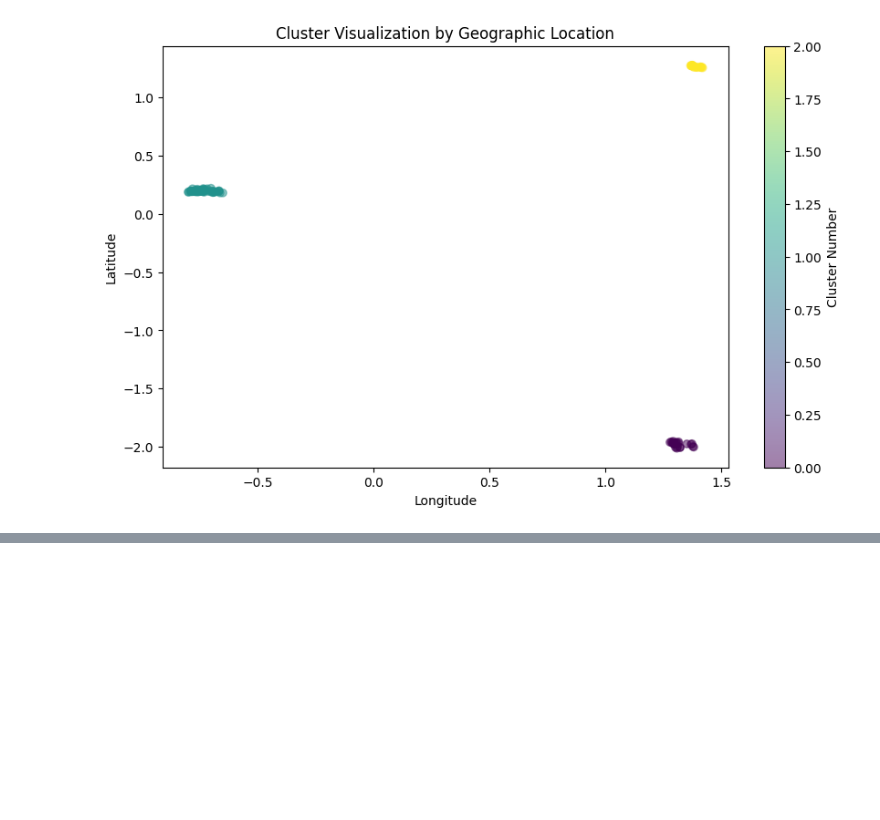
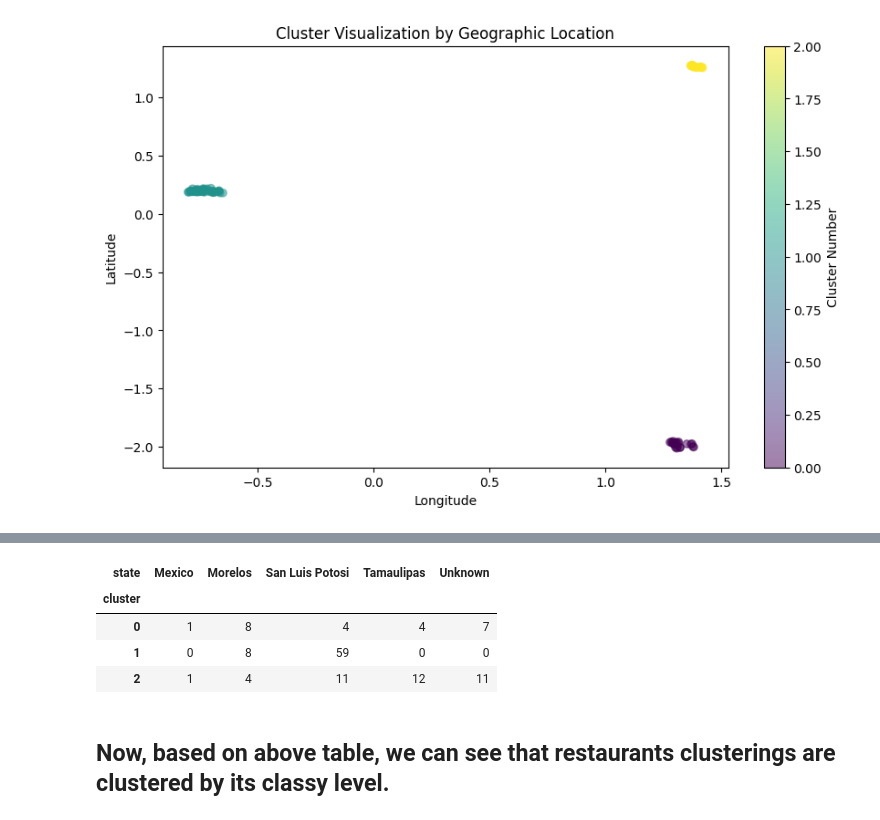
Before and after one commit to SimingSiming/Restaurant-Recommender-System, a Jupyter notebook: Clustering.ipynb, the cells around one changed output, grey strips where cells are left out. Saved outputs shown, nothing was run; the diff lists cells and outputs as text; code cells hidden in the pictures; blank space fills up the shorter version.

```diff
--- a/Clustering.ipynb
+++ b/Clustering.ipynb
@@ -862,0 +1007,13 @@ plt.show()
+# %%
+# First, calculate the counts of each dress code within each cluster
+state_counts = restaurant_no_geo.groupby('cluster')['state'].value_counts().unstack(fill_value=0)
+
+state_counts
+# %% [output]
+| state | Mexico | Morelos | San Luis Potosi | Tamaulipas | Unknown |
+| cluster |  |  |  |  |  |
+| 0 | 1 | 8 | 4 | 4 | 7 |
+| 1 | 0 | 8 | 59 | 0 | 0 |
+| 2 | 1 | 4 | 11 | 12 | 11 |
+# %% [markdown]
+## Now, based on above table, we can see that restaurants clusterings are clustered by its classy level.
```
Also changed, not shown: parts of 22 cells of this notebook.
